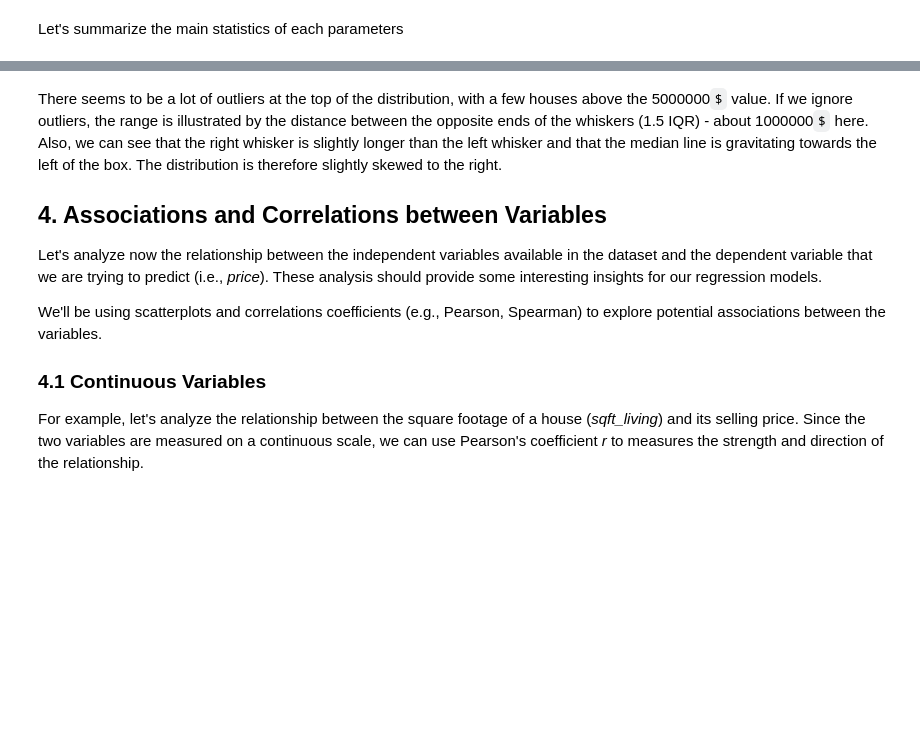
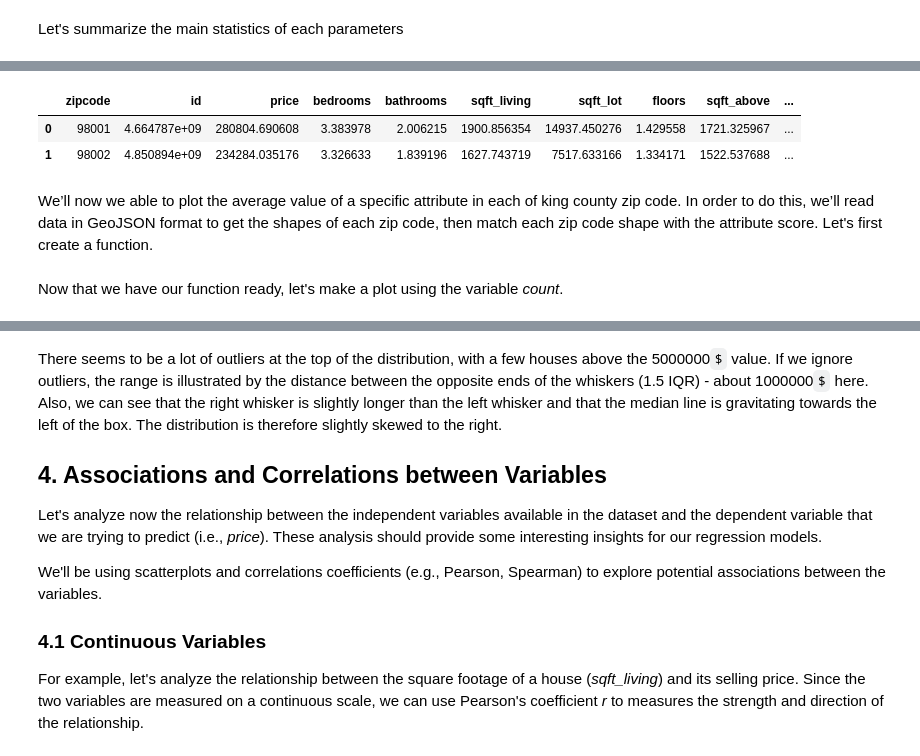
Before and after one commit to harlfoxem/House_Price_Prediction, a Jupyter notebook: House_Price_Prediction_Part1.ipynb, the cells around one changed output, grey strips where cells are left out. Cells and saved outputs as stored; diff of their text form; code cells hidden in the pictures; blank space fills up the shorter version.

```diff
--- a/House_Price_Prediction_Part1.ipynb
+++ b/House_Price_Prediction_Part1.ipynb
@@ -103,0 +146,18 @@ data.describe(include='all')
+# %%
+zipcode_data = data.groupby('zipcode').aggregate(np.mean)
+zipcode_data.reset_index(inplace=True)
+
+data['count'] = 1
+count_houses_zipcode = data.groupby('zipcode').sum()
+count_houses_zipcode.reset_index(inplace=True)
+count_houses_zipcode = count_houses_zipcode[['zipcode','count']]
+data.drop(['count'], axis = 1, inplace = True)
+
+zipcode_data = pd.merge(zipcode_data, count_houses_zipcode, how='left', on=['zipcode'])
+zipcode_data.head(2)
+# %% [output]
+|  | zipcode | id | price | bedrooms | bathrooms | sqft_living | sqft_lot | floors | sqft_above | ... |
+| 0 | 98001 | 4.664787e+09 | 280804.690608 | 3.383978 | 2.006215 | 1900.856354 | 14937.450276 | 1.429558 | 1721.325967 | ... |
+| 1 | 98002 | 4.850894e+09 | 234284.035176 | 3.326633 | 1.839196 | 1627.743719 | 7517.633166 | 1.334171 | 1522.537688 | ... |
+# %% [markdown]
+We’ll now we able to plot the average value of a specific attribute in each of king county zip code. In order to do this, we’ll read data in GeoJSON format to get the shapes of each zip code, then match each zip code shape with the attribute score. Let's first create a function.
@@ -103,0 +174,2 @@ data.describe(include='all')
+# %% [markdown]
+Now that we have our function ready, let's make a plot using the variable *count*.
```
Also changed, not shown: parts of 31 cells of this notebook.
